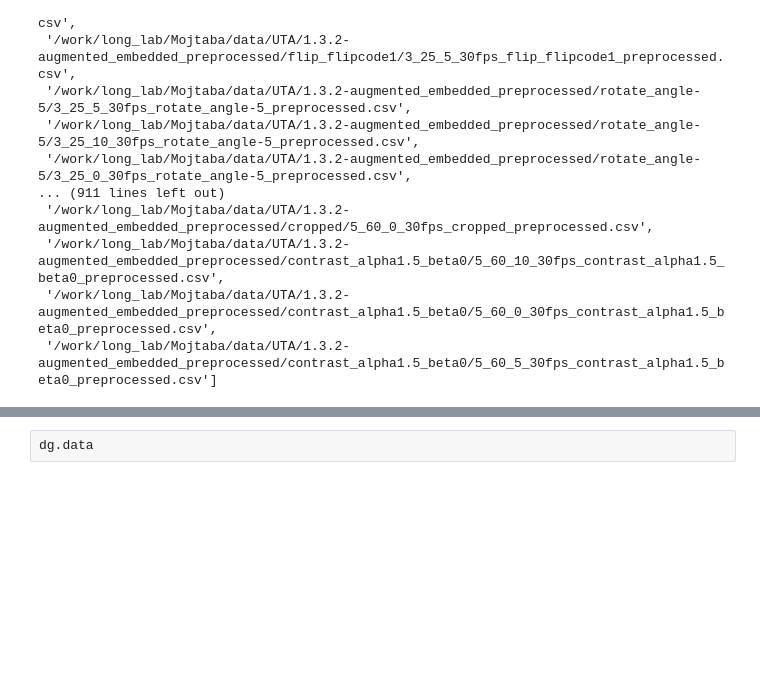
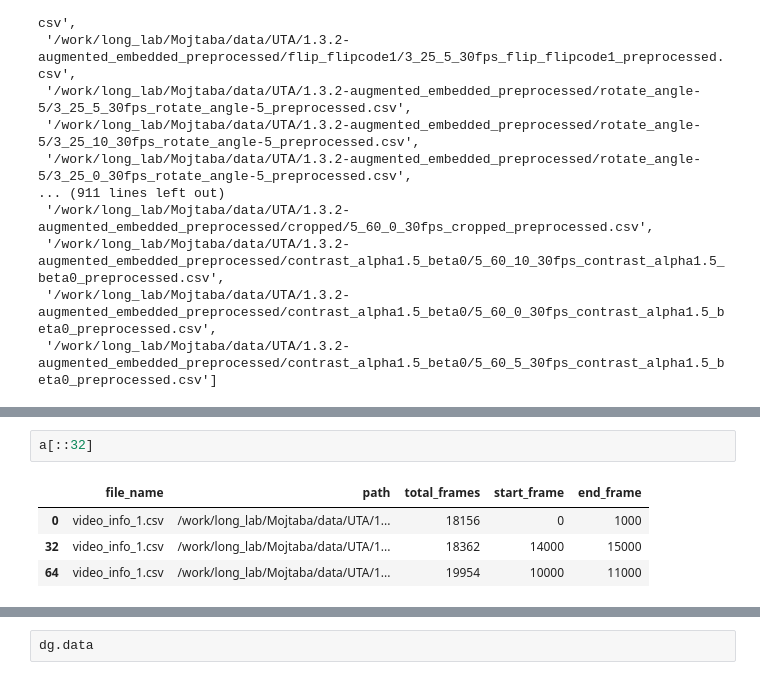
Before and after one commit to Roobahist/fatigue-detection, a Jupyter notebook: temp/temp.ipynb, the cells around one changed output, grey strips where cells are left out. Cells and saved outputs as stored; diff of their text form; blank space fills up the shorter version.

```diff
--- a/temp/temp.ipynb
+++ b/temp/temp.ipynb
@@ -341,0 +631,7 @@ dg.__getitem__(0)
+# %%
+a[::32]
+# %% [output]
+|  | file_name | path | total_frames | start_frame | end_frame |
+| 0 | video_info_1.csv | /work/long_lab/Mojtaba/data/UTA/1... | 18156 | 0 | 1000 |
+| 32 | video_info_1.csv | /work/long_lab/Mojtaba/data/UTA/1... | 18362 | 14000 | 15000 |
+| 64 | video_info_1.csv | /work/long_lab/Mojtaba/data/UTA/1... | 19954 | 10000 | 11000 |
```
Also changed, not shown: parts of 20 cells of this notebook.
